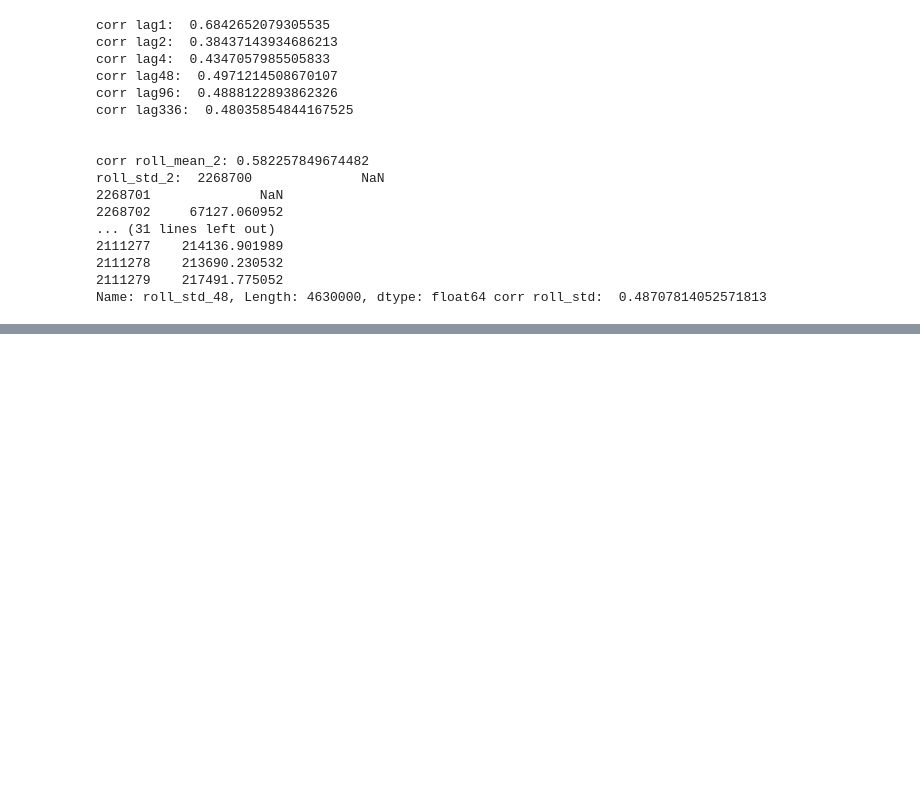
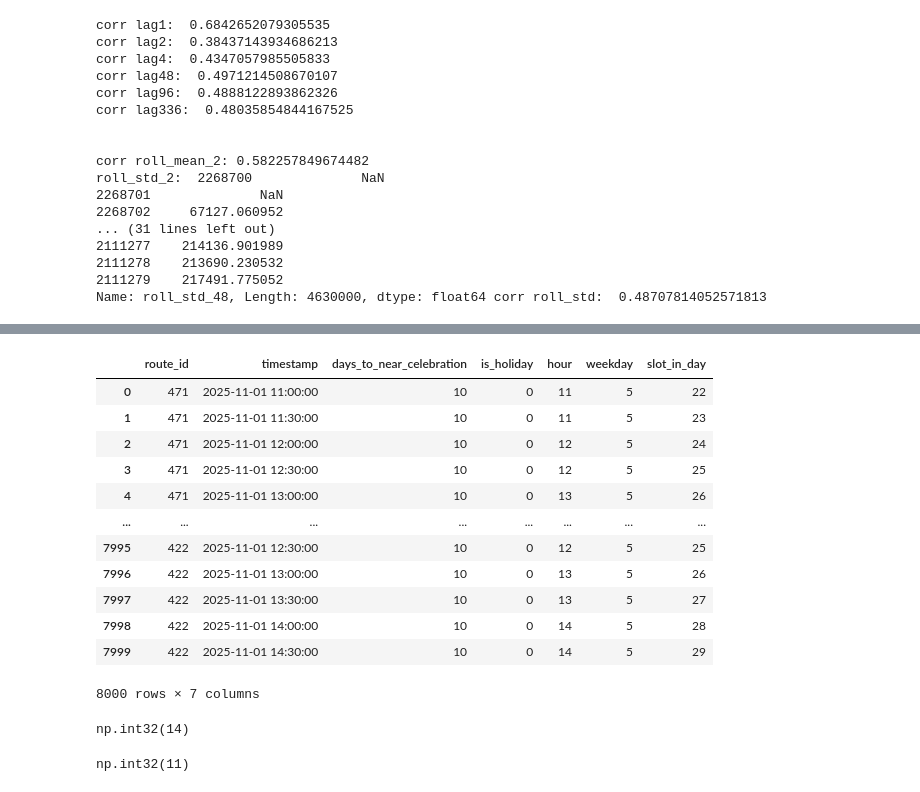
Before and after one commit to sypna504/Wb-hack, a Jupyter notebook: solution.ipynb, the cells around one changed output, grey strips where cells are left out. Drawn from its saved outputs; the diff is of its cells as text; code cells hidden in the pictures; blank space fills up the shorter version.

```diff
--- a/solution.ipynb
+++ b/solution.ipynb
@@ -283,0 +214,4 @@ df.tail(10)
+# %%
+df_test = pd.read_parquet("test_solo_track.parquet")
+df_test.info()
+df_test.isna().sum()
@@ -283,0 +313,29 @@ df.tail(10)
+# %%
+train_model = add_train_marketplace_features(df)
+X_df = add_test_november_features(df_test)
+# %%
+X_df["hour"] = X_df["timestamp"].dt.hour
+X_df["weekday"] = X_df["timestamp"].dt.weekday
+X_df["slot_in_day"] = X_df["timestamp"].dt.hour * 2 + X_df["timestamp"].dt.minute // 30
+X_df["weekday"] = X_df["timestamp"].dt.weekday
+X_df.drop(columns="id")
+# %% [output]
+|  | route_id | timestamp | days_to_near_celebration | is_holiday | hour | weekday | slot_in_day |
+| 0 | 471 | 2025-11-01 11:00:00 | 10 | 0 | 11 | 5 | 22 |
+| 1 | 471 | 2025-11-01 11:30:00 | 10 | 0 | 11 | 5 | 23 |
+| 2 | 471 | 2025-11-01 12:00:00 | 10 | 0 | 12 | 5 | 24 |
+| 3 | 471 | 2025-11-01 12:30:00 | 10 | 0 | 12 | 5 | 25 |
+| 4 | 471 | 2025-11-01 13:00:00 | 10 | 0 | 13 | 5 | 26 |
+| ... | ... | ... | ... | ... | ... | ... | ... |
+| 7995 | 422 | 2025-11-01 12:30:00 | 10 | 0 | 12 | 5 | 25 |
+| 7996 | 422 | 2025-11-01 13:00:00 | 10 | 0 | 13 | 5 | 26 |
+| 7997 | 422 | 2025-11-01 13:30:00 | 10 | 0 | 13 | 5 | 27 |
+| 7998 | 422 | 2025-11-01 14:00:00 | 10 | 0 | 14 | 5 | 28 |
+| 7999 | 422 | 2025-11-01 14:30:00 | 10 | 0 | 14 | 5 | 29 |
+8000 rows × 7 columns
+# %%
+display(X_df["hour"].max())
+display(X_df["hour"].min())
+# %% [output]
+np.int32(14)
+np.int32(11)
```
Also changed, not shown: parts of 26 cells of this notebook.
